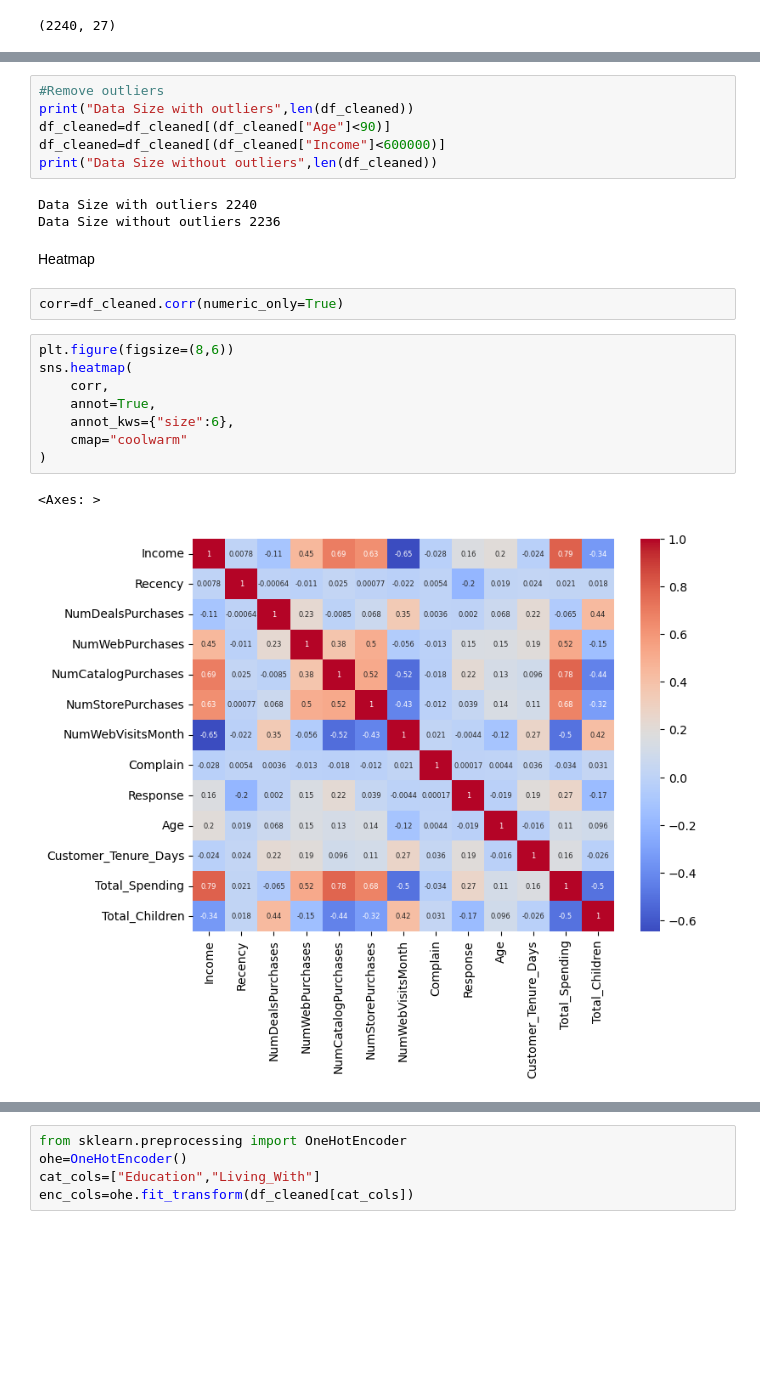
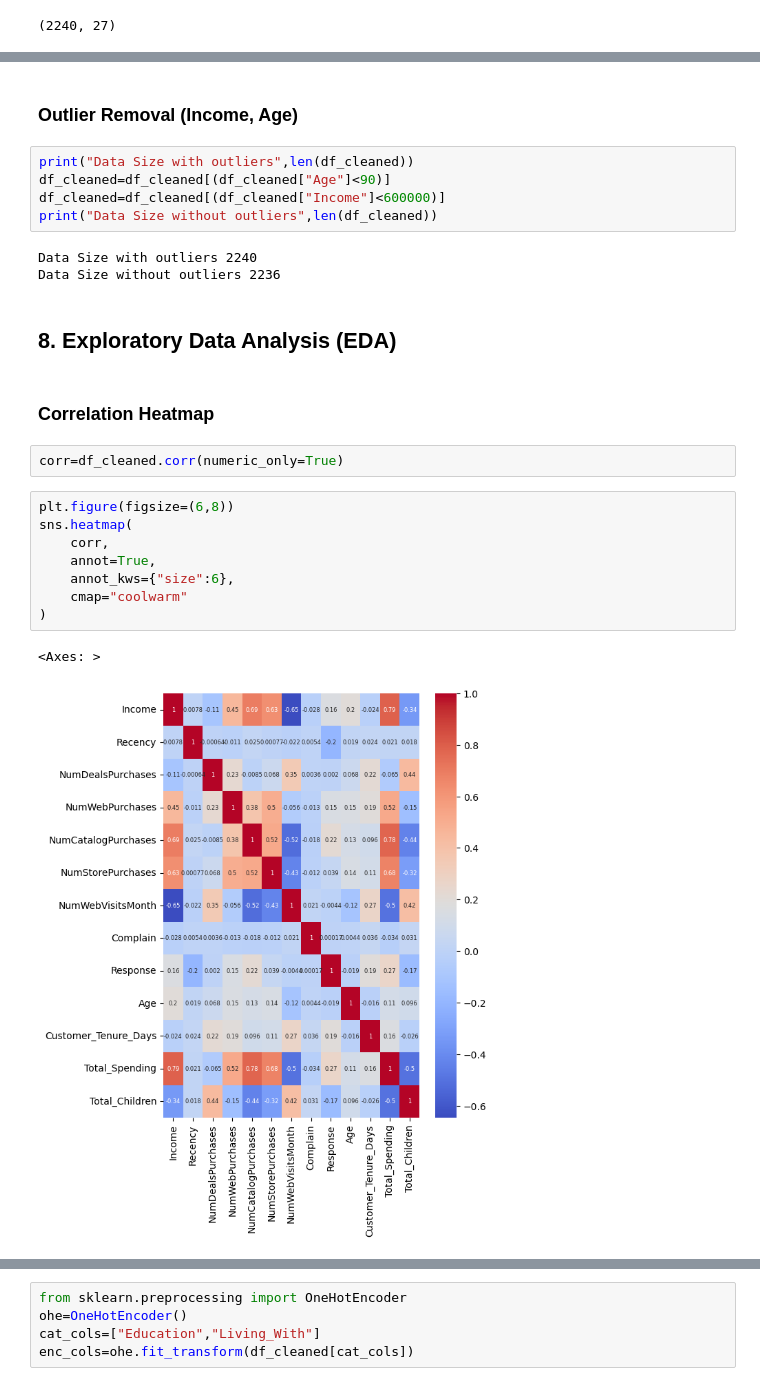
Before and after one commit to officialdishac/smartcart-customer-segmentation, a Jupyter notebook: smartcart.ipynb, the cells around one changed output, grey strips where cells are left out. Cells and saved outputs as stored; diff of their text form; blank space fills up the shorter version.

```diff
--- a/smartcart.ipynb
+++ b/smartcart.ipynb
@@ -133,8 +157,9 @@ sns.pairplot(df_cleaned[cols])
 # %% [output]
 <seaborn.axisgrid.PairGrid at 0x...>
 [figure]
+# %% [markdown]
+### Outlier Removal (Income, Age)
 # %%
-#Remove outliers
 print("Data Size with outliers",len(df_cleaned))
 df_cleaned=df_cleaned[(df_cleaned["Age"]<90)]
 df_cleaned=df_cleaned[(df_cleaned["Income"]<600000)]
@@ -143,17 +168,19 @@ print("Data Size without outliers",len(df_cleaned))
 Data Size with outliers 2240
 Data Size without outliers 2236
 # %% [markdown]
-Heatmap
+## 8. Exploratory Data Analysis (EDA)
+# %% [markdown]
+### Correlation Heatmap
 # %%
 corr=df_cleaned.corr(numeric_only=True)
 # %%
-plt.figure(figsize=(8,6))
+plt.figure(figsize=(6,8))
 sns.heatmap(
     corr,
     annot=True,
     annot_kws={"size":6},
     cmap="coolwarm"
 )
 # %% [output]
 <Axes: >
-[figure, old version]
+[figure, new version]
```
Also changed, not shown: parts of 54 cells of this notebook.
